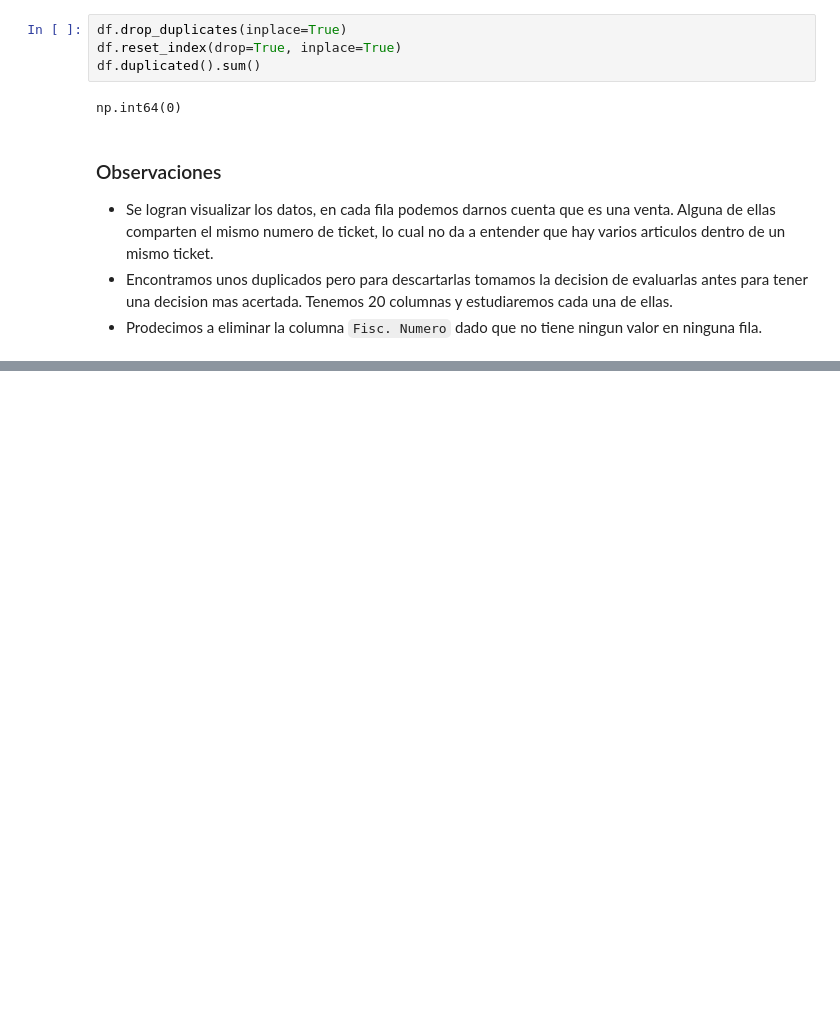
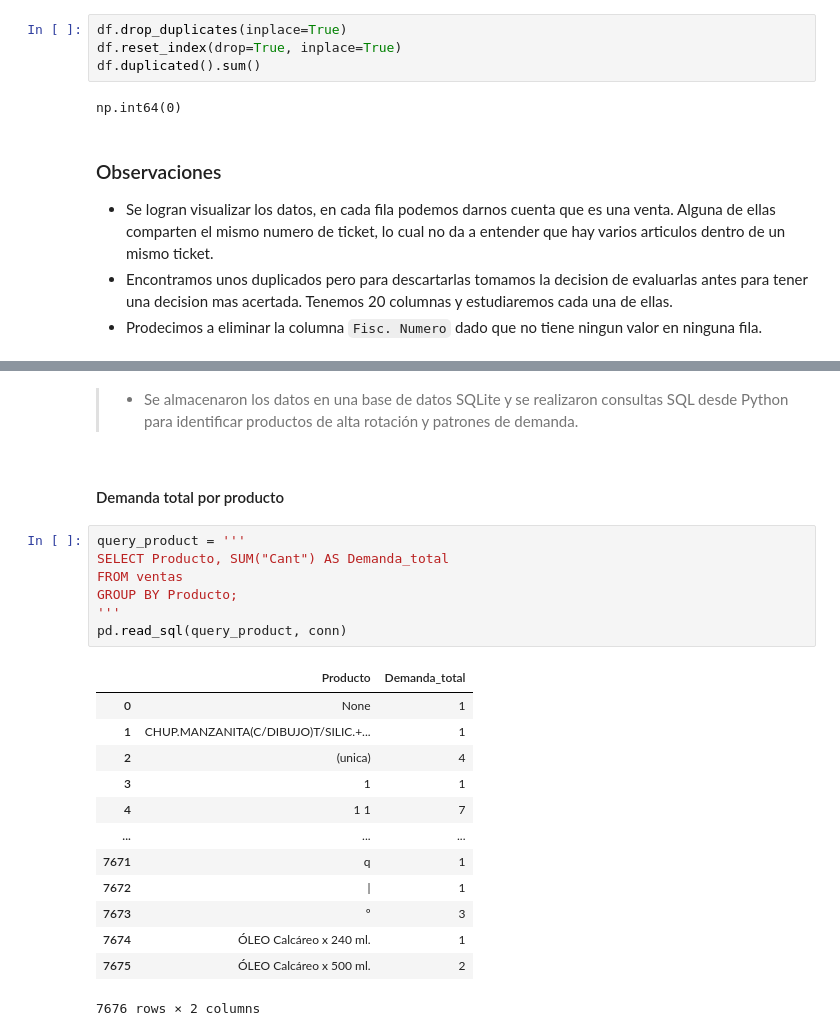
Before and after one commit to 4GeeksAcademy/sp-ml-20-final-project-g2, a Jupyter notebook: src/Final-project-Grupo2-InetaAnthonnyGuillermo.ipynb, the cells around one changed output, grey strips where cells are left out. Saved outputs shown, nothing was run; the diff lists cells and outputs as text; blank space fills up the shorter version.

```diff
--- a/src/Final-project-Grupo2-InetaAnthonnyGuillermo.ipynb
+++ b/src/Final-project-Grupo2-InetaAnthonnyGuillermo.ipynb
@@ -98,0 +151,25 @@ np.int64(0)
+# %% [markdown]
+> - Se almacenaron los datos en una base de datos SQLite y se realizaron consultas SQL desde Python para identificar productos de alta rotación y patrones de demanda.
+# %% [markdown]
+#### Demanda total por producto
+# %%
+query_product = '''
+SELECT Producto, SUM("Cant") AS Demanda_total
+FROM ventas
+GROUP BY Producto;
+'''
+pd.read_sql(query_product, conn)
+# %% [output]
+|  | Producto | Demanda_total |
+| 0 | None | 1 |
+| 1 | CHUP.MANZANITA(C/DIBUJO)T/SILIC.+... | 1 |
+| 2 | (unica) | 4 |
+| 3 | 1 | 1 |
+| 4 | 1 1 | 7 |
+| ... | ... | ... |
+| 7671 | q | 1 |
+| 7672 | | | 1 |
+| 7673 | º | 3 |
+| 7674 | ÓLEO Calcáreo x 240 ml. | 1 |
+| 7675 | ÓLEO Calcáreo x 500 ml. | 2 |
+7676 rows × 2 columns
```
Also changed, not shown: parts of 23 cells of this notebook, 4 other files.
